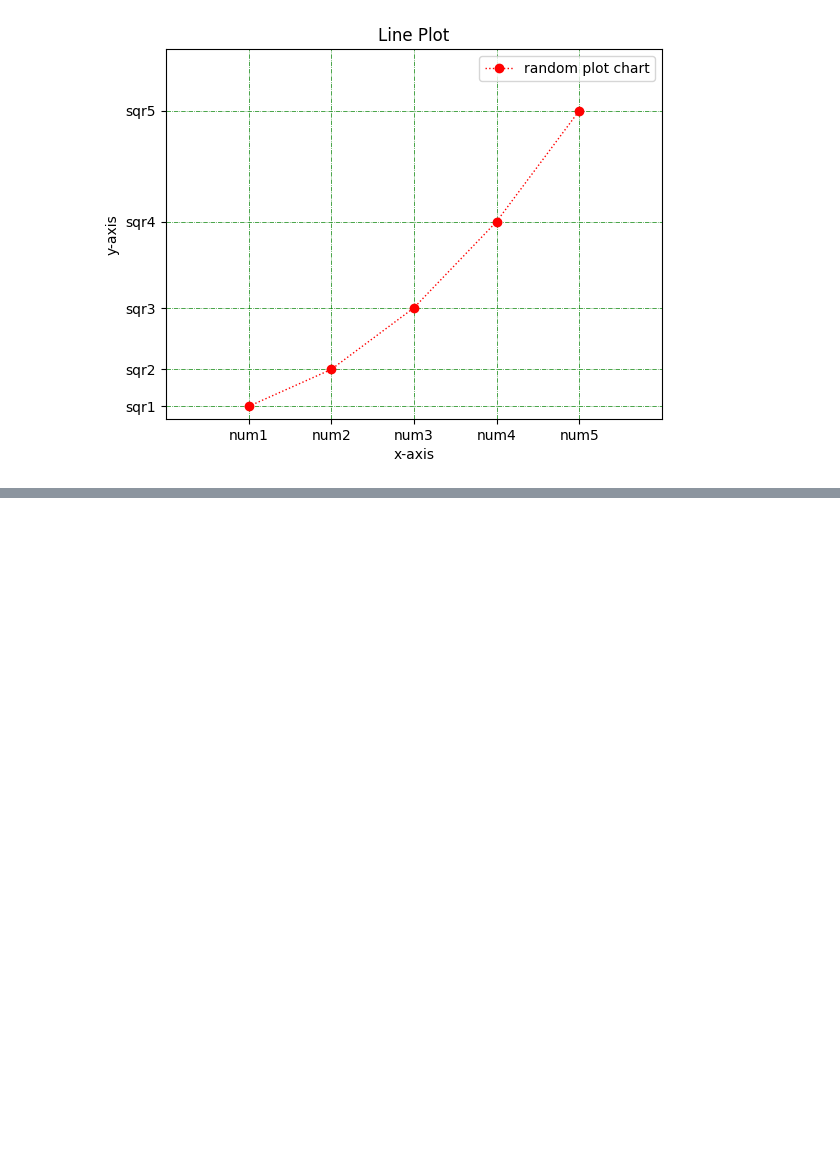
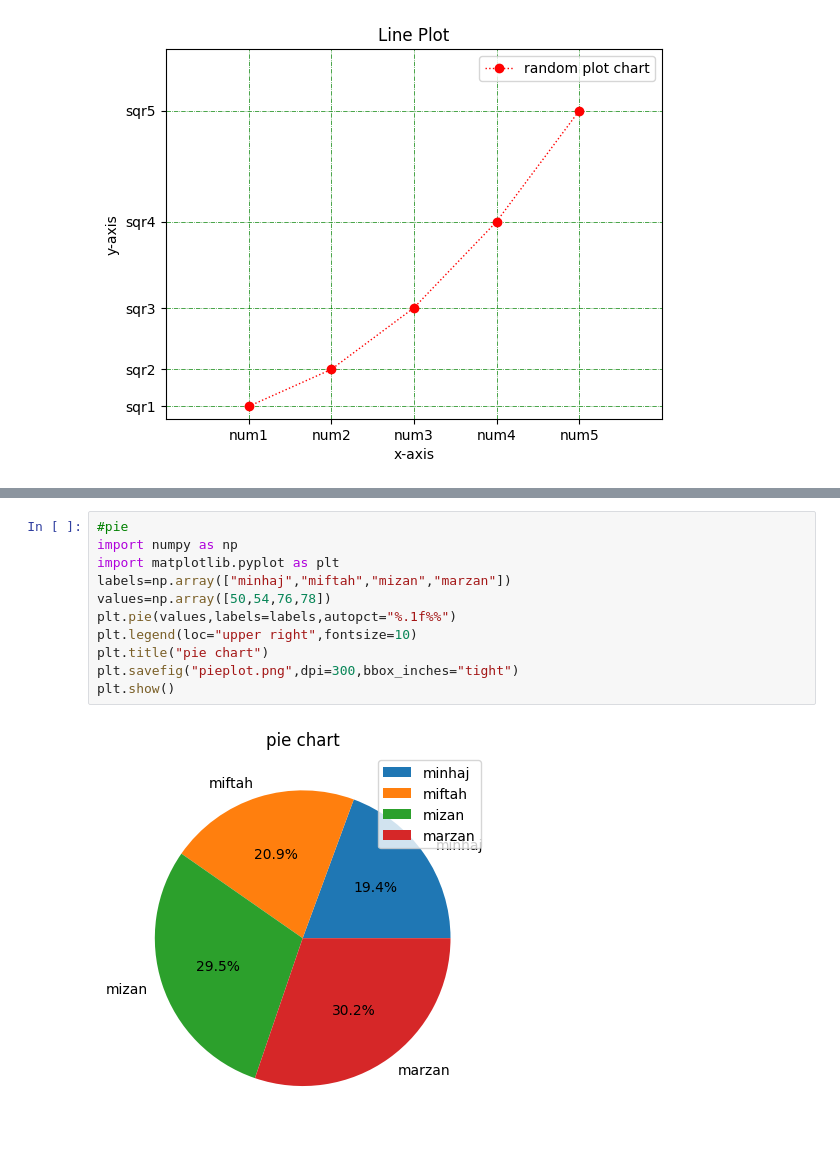
Before and after one commit to tapader13/python-practice-for-academy, a Jupyter notebook: matplotlib.ipynb, the cells around one changed output, grey strips where cells are left out. Drawn from its saved outputs; the diff is of its cells as text; blank space fills up the shorter version.

```diff
--- a/matplotlib.ipynb
+++ b/matplotlib.ipynb
@@ -25,0 +59,13 @@ plt.show()
+# %%
+#pie
+import numpy as np
+import matplotlib.pyplot as plt
+labels=np.array(["minhaj","miftah","mizan","marzan"])
+values=np.array([50,54,76,78])
+plt.pie(values,labels=labels,autopct="%.1f%%")
+plt.legend(loc="upper right",fontsize=10)
+plt.title("pie chart")
+plt.savefig("pieplot.png",dpi=300,bbox_inches="tight")
+plt.show()
+# %% [output]
+[figure, added]
```
Also changed, not shown: parts of 8 cells of this notebook.
